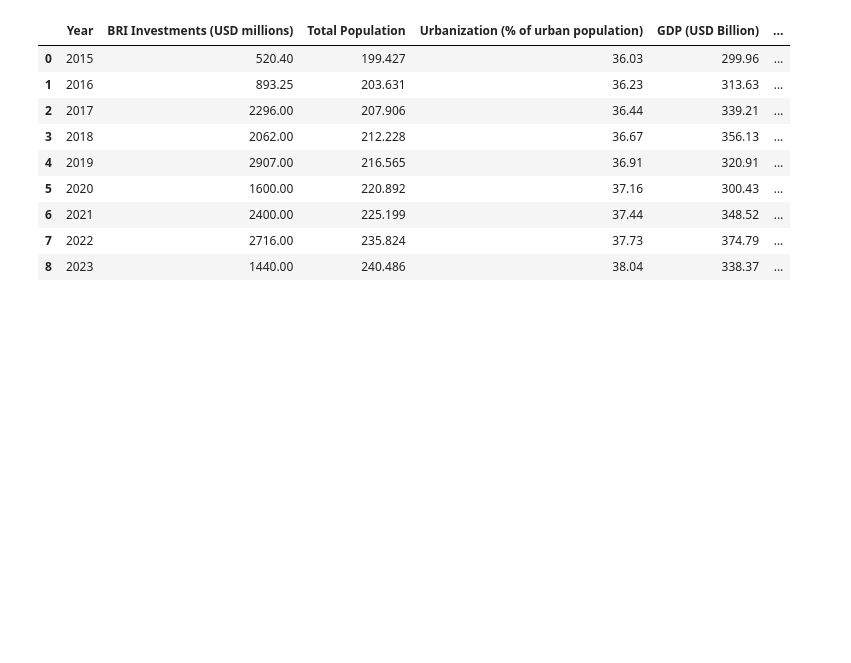
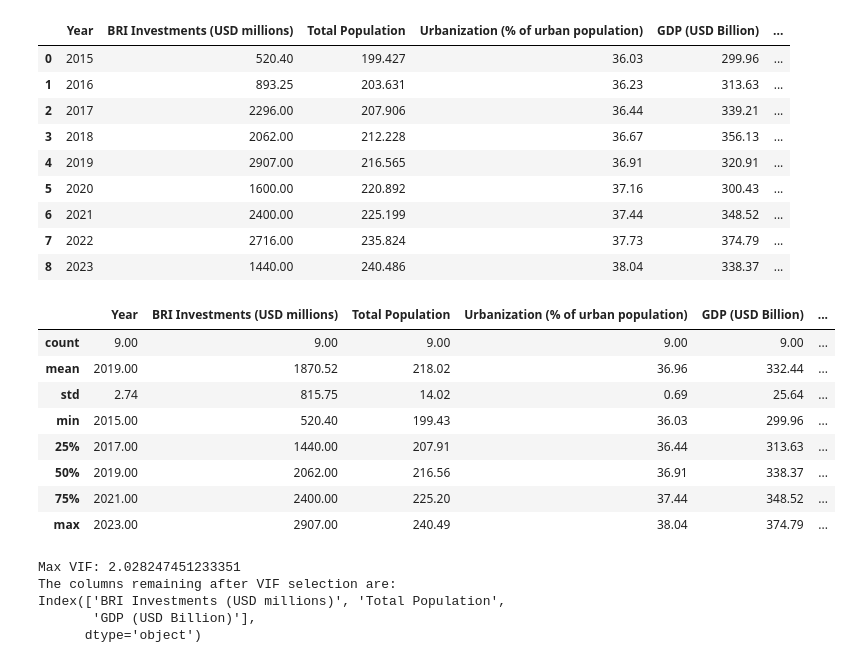
Before and after one commit to ilinashah177/Coursework-Website, a Jupyter notebook: CO2stepwise.ipynb, the cells around one changed output. Saved outputs shown, nothing was run; the diff lists cells and outputs as text; code cells hidden in the pictures; blank space fills up the shorter version.

```diff
--- a/CO2stepwise.ipynb
+++ b/CO2stepwise.ipynb
@@ -48,3 +48,17 @@ df
 | 6 | 2021 | 2400.00 | 225.199 | 37.44 | 348.52 | ... |
 | 7 | 2022 | 2716.00 | 235.824 | 37.73 | 374.79 | ... |
 | 8 | 2023 | 1440.00 | 240.486 | 38.04 | 338.37 | ... |
+# %%
+#Generate summary statistics, and round everything to 2 decimal places
+summary=df.describe().round(2)
+summary
+# %% [output]
+|  | Year | BRI Investments (USD millions) | Total Population | Urbanization (% of urban population) | GDP (USD Billion) | ... |
+| count | 9.00 | 9.00 | 9.00 | 9.00 | 9.00 | ... |
+| mean | 2019.00 | 1870.52 | 218.02 | 36.96 | 332.44 | ... |
+| std | 2.74 | 815.75 | 14.02 | 0.69 | 25.64 | ... |
+| min | 2015.00 | 520.40 | 199.43 | 36.03 | 299.96 | ... |
+| 25% | 2017.00 | 1440.00 | 207.91 | 36.44 | 313.63 | ... |
+| 50% | 2019.00 | 2062.00 | 216.56 | 36.91 | 338.37 | ... |
+| 75% | 2021.00 | 2400.00 | 225.20 | 37.44 | 348.52 | ... |
+| max | 2023.00 | 2907.00 | 240.49 | 38.04 | 374.79 | ... |
@@ -50,0 +105,12 @@ df
+# %%
+predictor_vars=['BRI Investments (USD millions)', 'Total Population', 'GDP (USD Billion)']
+
+vif = drop_column_using_vif_(df[predictor_vars], thresh=5)
+print("The columns remaining after VIF selection are:")
+print(vif.columns)
+# %% [output]
+Max VIF: 2.028247451233351
+The columns remaining after VIF selection are:
+Index(['BRI Investments (USD millions)', 'Total Population',
+       'GDP (USD Billion)'],
+      dtype='object')
```
Also changed, not shown: parts of 6 cells of this notebook.
